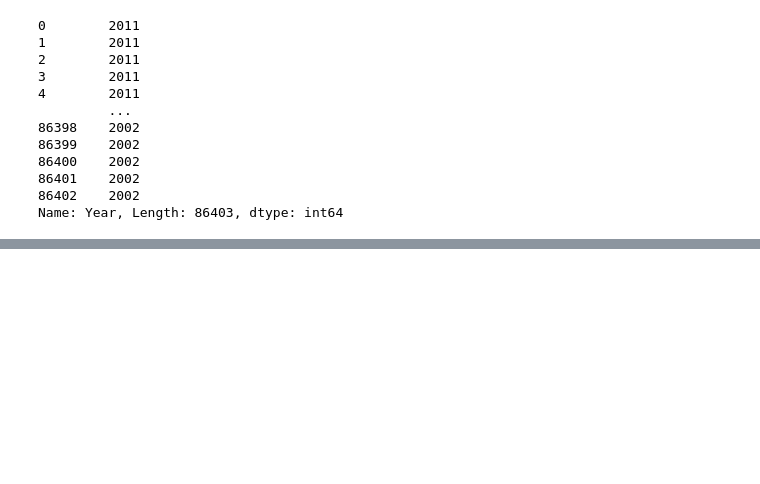
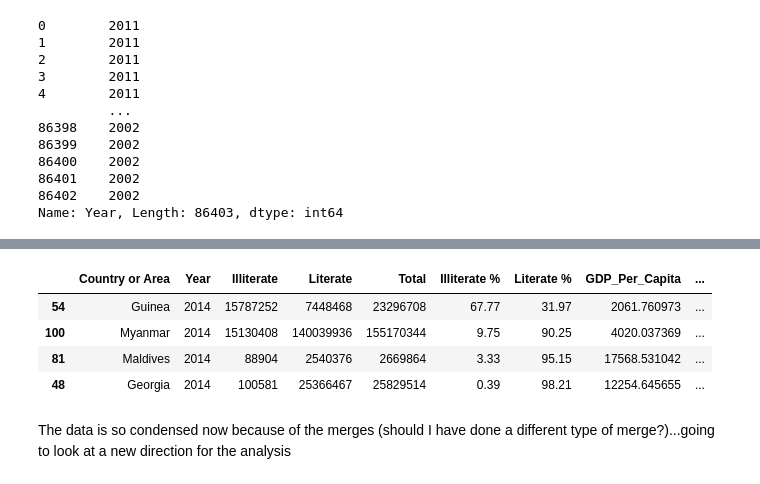
Before and after one commit to NSS-Data-Analytics-Cohort-7/gdp-and-internet-usage-HannahSolima, a Jupyter notebook: Notebook/UN Database Project.ipynb, the cells around one changed output, grey strips where cells are left out. Saved outputs shown, nothing was run; the diff lists cells and outputs as text; code cells hidden in the pictures; blank space fills up the shorter version.

Commit message:
changing analysis direction

```diff
--- a/Notebook/UN Database Project.ipynb
+++ b/Notebook/UN Database Project.ipynb
@@ -1079,0 +1132,11 @@ NameError: name 'TBD' is not defined
+# %%
+sorted_14_gil = df_14_gil.sort_values(by='Illiterate %', ascending = False)
+sorted_14_gil
+# %% [output]
+|  | Country or Area | Year | Illiterate | Literate | Total | Illiterate % | Literate % | GDP_Per_Capita | ... |
+| 54 | Guinea | 2014 | 15787252 | 7448468 | 23296708 | 67.77 | 31.97 | 2061.760973 | ... |
+| 100 | Myanmar | 2014 | 15130408 | 140039936 | 155170344 | 9.75 | 90.25 | 4020.037369 | ... |
+| 81 | Maldives | 2014 | 88904 | 2540376 | 2669864 | 3.33 | 95.15 | 17568.531042 | ... |
+| 48 | Georgia | 2014 | 100581 | 25366467 | 25829514 | 0.39 | 98.21 | 12254.645655 | ... |
+# %% [markdown]
+The data is so condensed now because of the merges (should I have done a different type of merge?)...going to look at a new direction for the analysis
```
Also changed, not shown: parts of 66 cells of this notebook.
